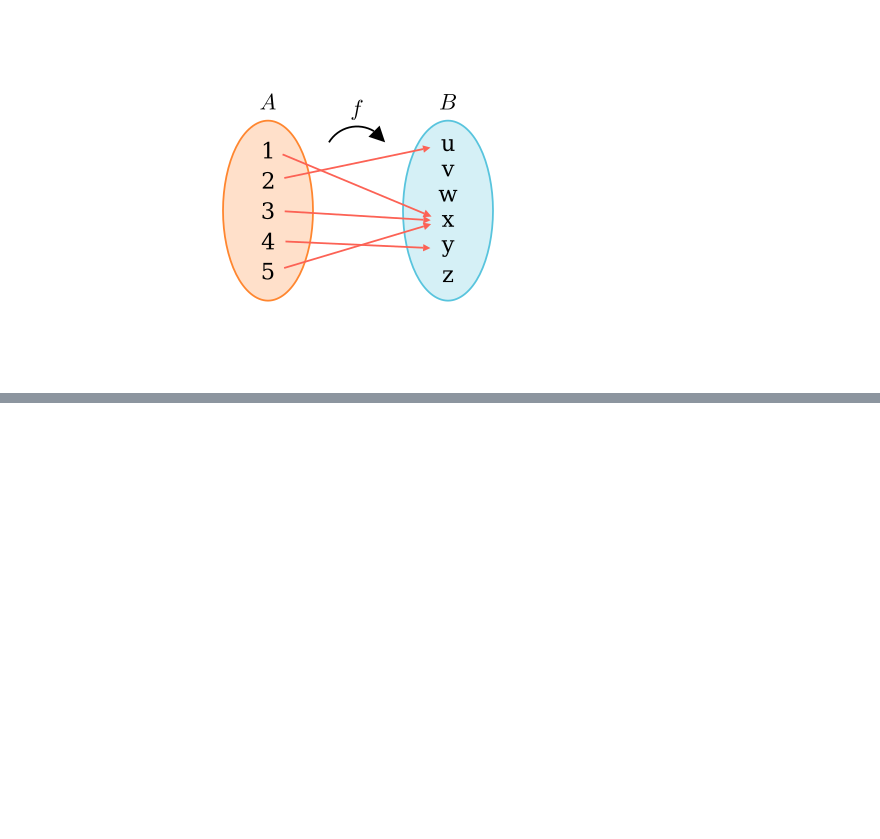
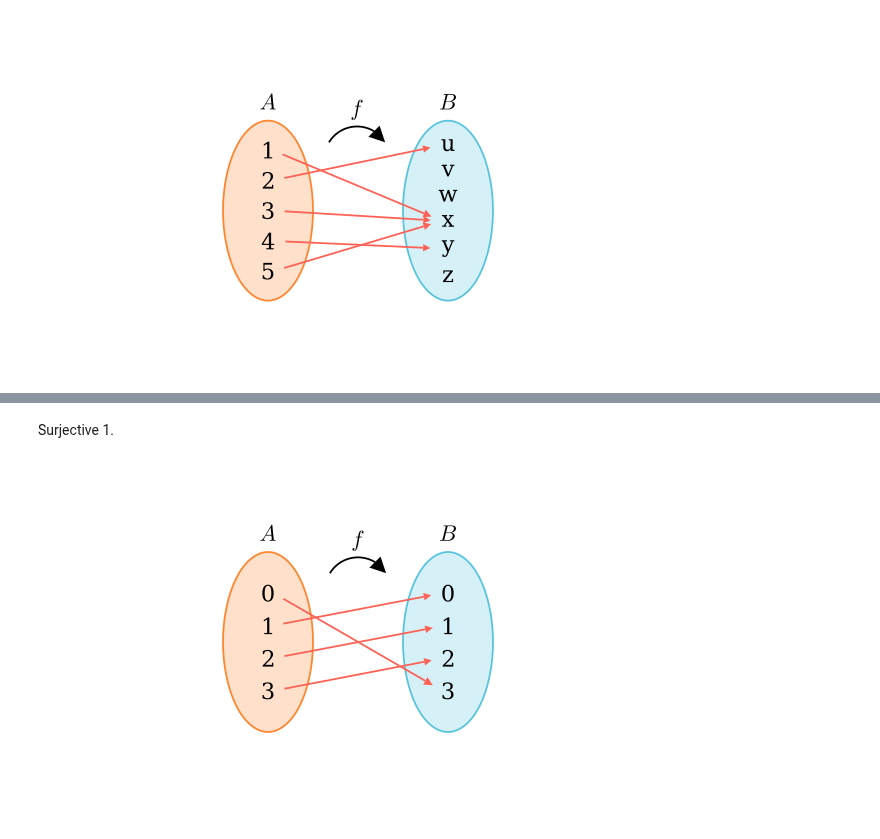
Before and after one commit to PhotonicGluon/NZQRC-Book, a Jupyter notebook: code/image_generation/notebooks/part-1/functions.ipynb, the cells around one changed output, grey strips where cells are left out. Saved outputs shown, nothing was run; the diff lists cells and outputs as text; code cells hidden in the pictures; blank space fills up the shorter version.

```diff
--- a/code/image_generation/notebooks/part-1/functions.ipynb
+++ b/code/image_generation/notebooks/part-1/functions.ipynb
@@ -370,0 +549,17 @@ class FunctionDiagram(Scene):
+# %% [markdown]
+Surjective 1.
+# %%
+%%generate_image surjective-detective_yessurj_1 SurjectiveDetectiveDiagram
+
+SurjectiveDetectiveDiagram = make_surjective_detective(
+    4,
+    4,
+    [
+        (0, 3),
+        (1, 0),
+        (2, 1),
+        (3, 2)
+    ]
+)
+# %% [output]
+[figure, added]
```
Also changed, not shown: parts of 18 cells of this notebook, 7 other files.
